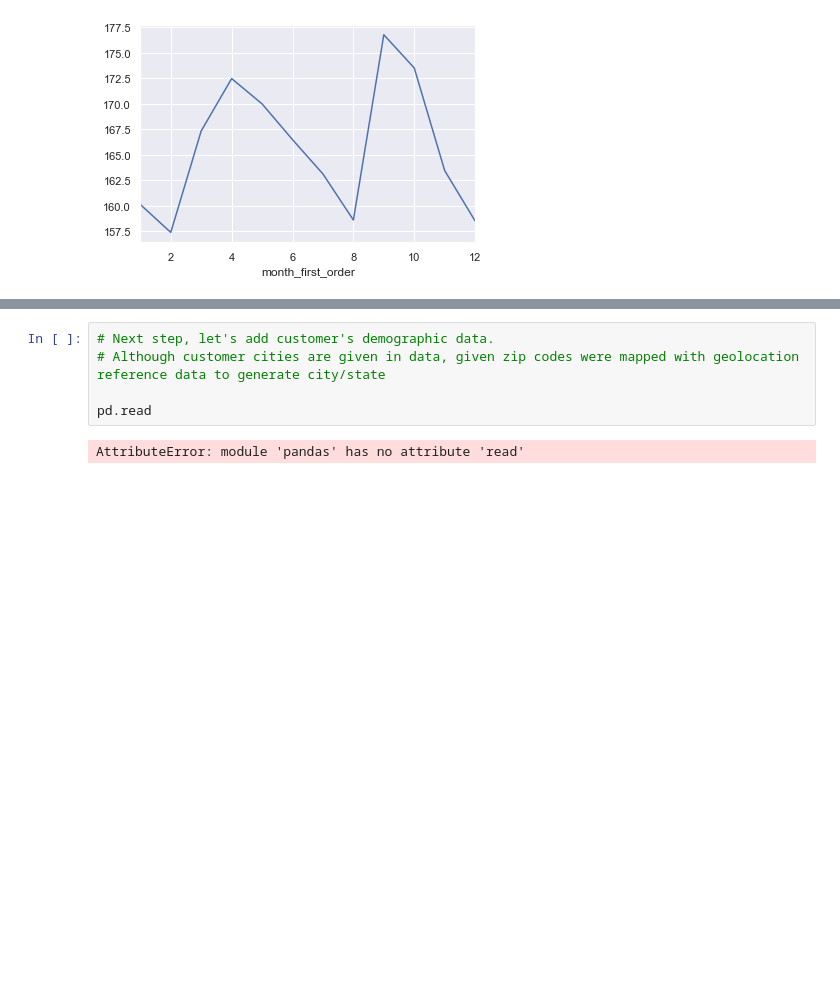
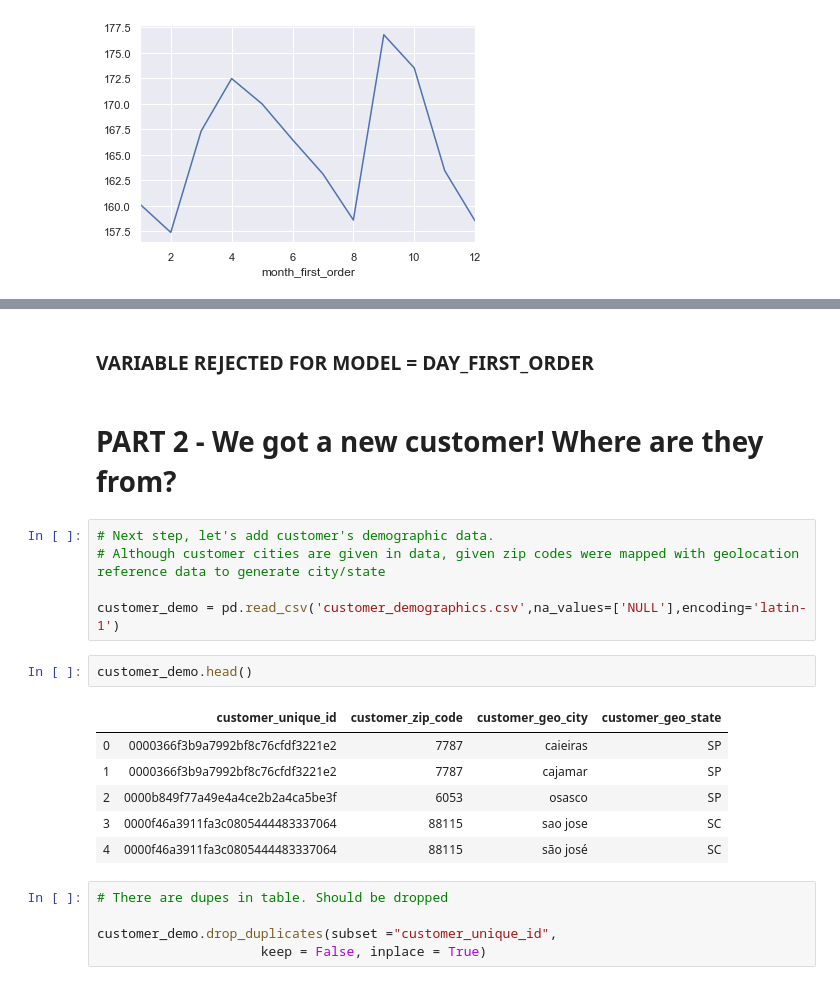
Before and after one commit to rachelleperez/Olist, a Jupyter notebook: Olist_Notebook.ipynb, the cells around one changed output, grey strips where cells are left out. Cells and saved outputs as stored; diff of their text form; blank space fills up the shorter version.

```diff
--- a/Olist_Notebook.ipynb
+++ b/Olist_Notebook.ipynb
@@ -354,7 +422,23 @@ df.groupby('month_first_order').mean().total_paid_first_6_months.plot()
+# %% [markdown]
+### VARIABLE REJECTED FOR MODEL = DAY_FIRST_ORDER
+# %% [markdown]
+# PART 2 - We got a new customer! Where are they from?
 # %%
 # Next step, let's add customer's demographic data.
 # Although customer cities are given in data, given zip codes were mapped with geolocation reference data to generate city/state
 
-pd.read
+customer_demo = pd.read_csv('customer_demographics.csv',na_values=['NULL'],encoding='latin-1')
-# %% [output]
-AttributeError: module 'pandas' has no attribute 'read'
+# %%
+customer_demo.head()
+# %% [output]
+|  | customer_unique_id | customer_zip_code | customer_geo_city | customer_geo_state |
+| 0 | 0000366f3b9a7992bf8c76cfdf3221e2 | 7787 | caieiras | SP |
+| 1 | 0000366f3b9a7992bf8c76cfdf3221e2 | 7787 | cajamar | SP |
+| 2 | 0000b849f77a49e4a4ce2b2a4ca5be3f | 6053 | osasco | SP |
+| 3 | 0000f46a3911fa3c0805444483337064 | 88115 | sao jose | SC |
+| 4 | 0000f46a3911fa3c0805444483337064 | 88115 | são josé | SC |
+# %%
+# There are dupes in table. Should be dropped
+
+customer_demo.drop_duplicates(subset ="customer_unique_id",
+                     keep = False, inplace = True)
```
Also changed, not shown: parts of 18 cells of this notebook, 2 other files.
